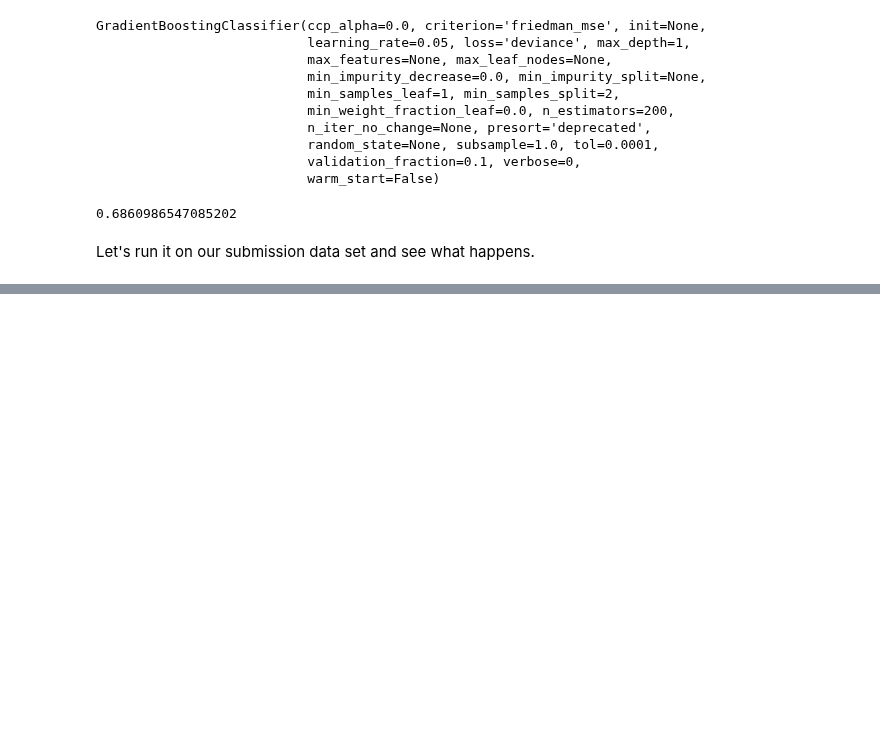
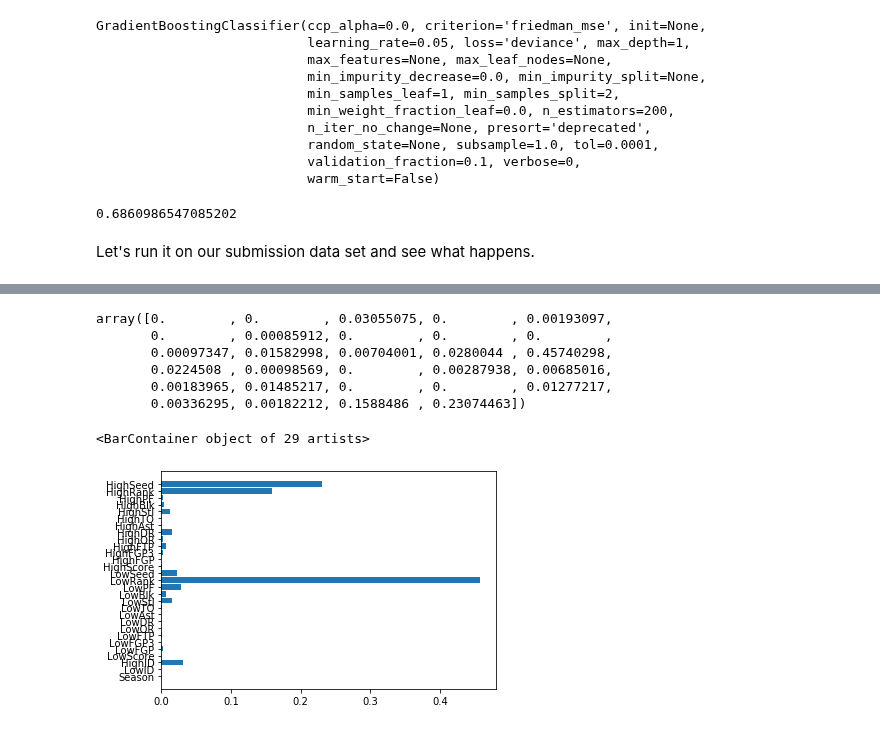
Before and after one commit to sethchart/kaggle-march-machine-learning-mania, a Jupyter notebook: notebooks/exploratory/3.1-theberling-classifier-xgboost.ipynb, the cells around one changed output, grey strips where cells are left out. Saved outputs shown, nothing was run; the diff lists cells and outputs as text; code cells hidden in the pictures; blank space fills up the shorter version.

```diff
--- a/notebooks/exploratory/3.1-theberling-classifier-xgboost.ipynb
+++ b/notebooks/exploratory/3.1-theberling-classifier-xgboost.ipynb
@@ -254,0 +280,14 @@ df_submission.to_csv('../../data/predictions/phase1_submissions1.csv',index=Fals
+# %%
+model2.feature_importances_
+# %% [output]
+array([0.        , 0.        , 0.03055075, 0.        , 0.00193097,
+       0.        , 0.00085912, 0.        , 0.        , 0.        ,
+       0.00097347, 0.01582998, 0.00704001, 0.0280044 , 0.45740298,
+       0.0224508 , 0.00098569, 0.        , 0.00287938, 0.00685016,
+       0.00183965, 0.01485217, 0.        , 0.        , 0.01277217,
+       0.00336295, 0.00182212, 0.1588486 , 0.23074463])
+# %%
+plt.barh(feature_names, model2.feature_importances_)
+# %% [output]
+<BarContainer object of 29 artists>
+[figure, added]
```
Also changed, not shown: parts of 12 cells of this notebook, 2 other files.
